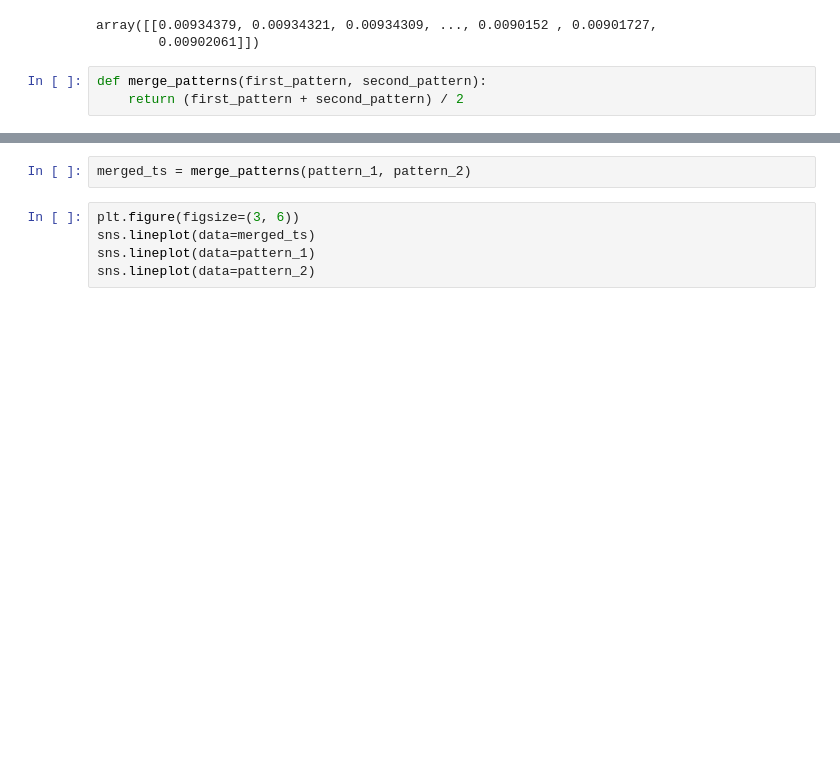
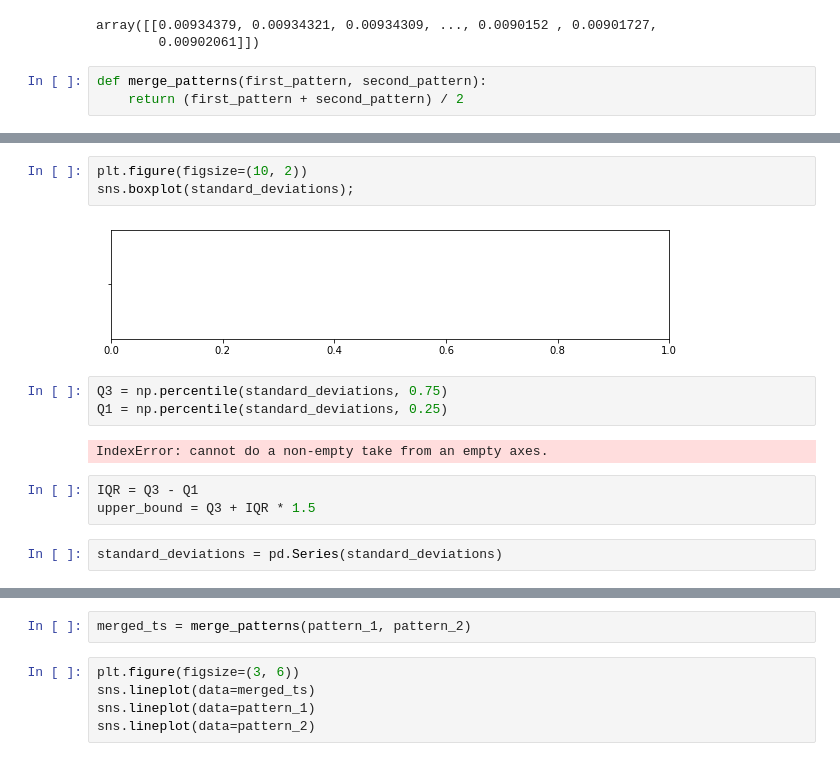
Before and after one commit to denisvivdenko/stock-prices-pattern-recognition, a Jupyter notebook: notebooks/stumpy_experiment.ipynb, the cells around one changed output, grey strips where cells are left out. Cells and saved outputs as stored; diff of their text form; blank space fills up the shorter version.

```diff
--- a/notebooks/stumpy_experiment.ipynb
+++ b/notebooks/stumpy_experiment.ipynb
@@ -264,0 +267,15 @@ for pattern_index in range(1, 20, 2):
+# %%
+plt.figure(figsize=(10, 2))
+sns.boxplot(standard_deviations);
+# %% [output]
+[figure, added]
+# %%
+Q3 = np.percentile(standard_deviations, 0.75)
+Q1 = np.percentile(standard_deviations, 0.25)
+# %% [output]
+IndexError: cannot do a non-empty take from an empty axes.
+# %%
+IQR = Q3 - Q1
+upper_bound = Q3 + IQR * 1.5
+# %%
+standard_deviations = pd.Series(standard_deviations)
```
Also changed, not shown: parts of 6 cells of this notebook, 5 other files.
